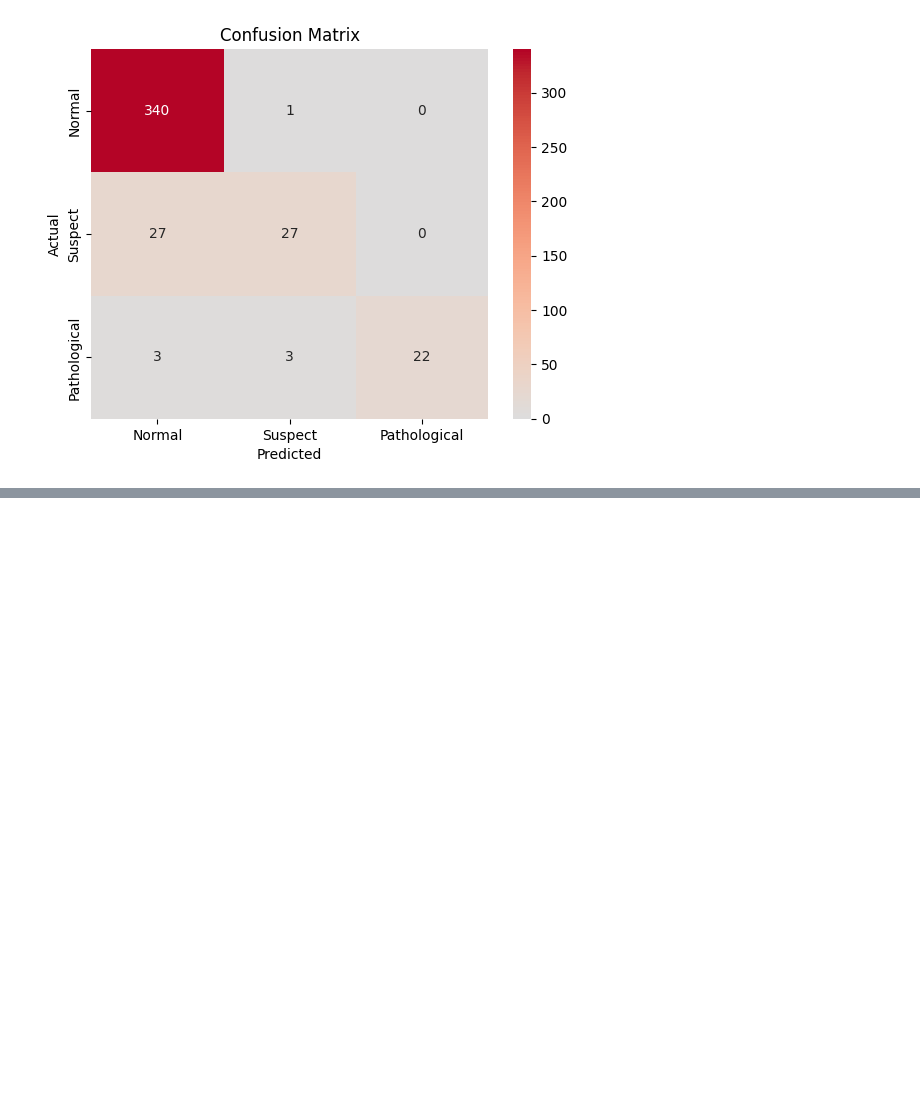
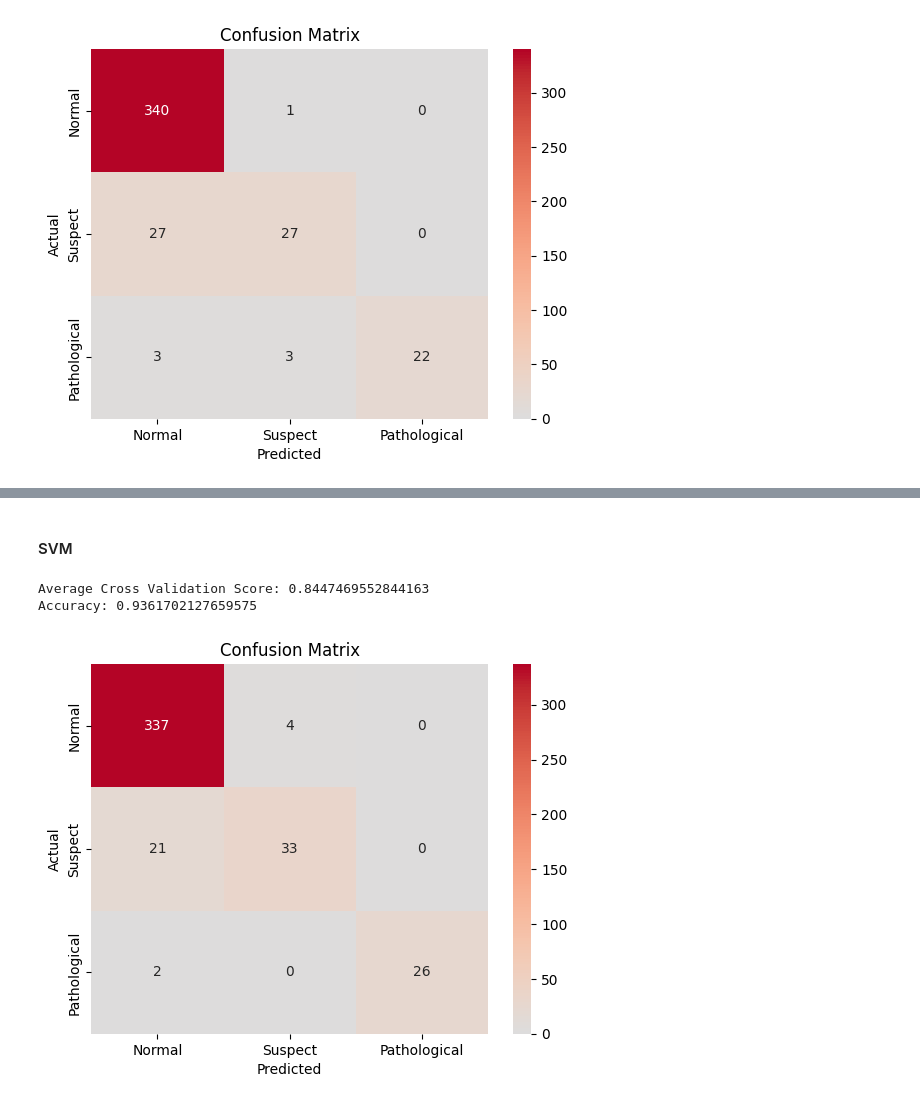
Before and after one commit to JinchenG000/ece9039, a Jupyter notebook: Fetal-Health-Classification.ipynb, the cells around one changed output, grey strips where cells are left out. Saved outputs shown, nothing was run; the diff lists cells and outputs as text; code cells hidden in the pictures; blank space fills up the shorter version.

```diff
--- a/Fetal-Health-Classification.ipynb
+++ b/Fetal-Health-Classification.ipynb
@@ -216,0 +231,15 @@ Max Average Cross Validation Scorean: 0.8442819849192744, K:26
+# %% [markdown]
+#### SVM
+# %%
+from sklearn.svm import SVC
+svm_model = SVC()
+mean_score=cross_val_score(svm_model, pca_data, data['fetal_health'], cv=5, scoring='accuracy').mean()
+print(f"Average Cross Validation Score: {mean_score}")
+svm_model.fit(X_train, y_train)
+y_pred = svm_model.predict(X_test)
+print(f"Accuracy: {accuracy_score(y_test, y_pred)}")
+plot_confusion_matrix(y_test, y_pred)
+# %% [output]
+Average Cross Validation Score: 0.8447469552844163
+Accuracy: 0.9361702127659575
+[figure, added]
```
Also changed, not shown: parts of 7 cells of this notebook.
